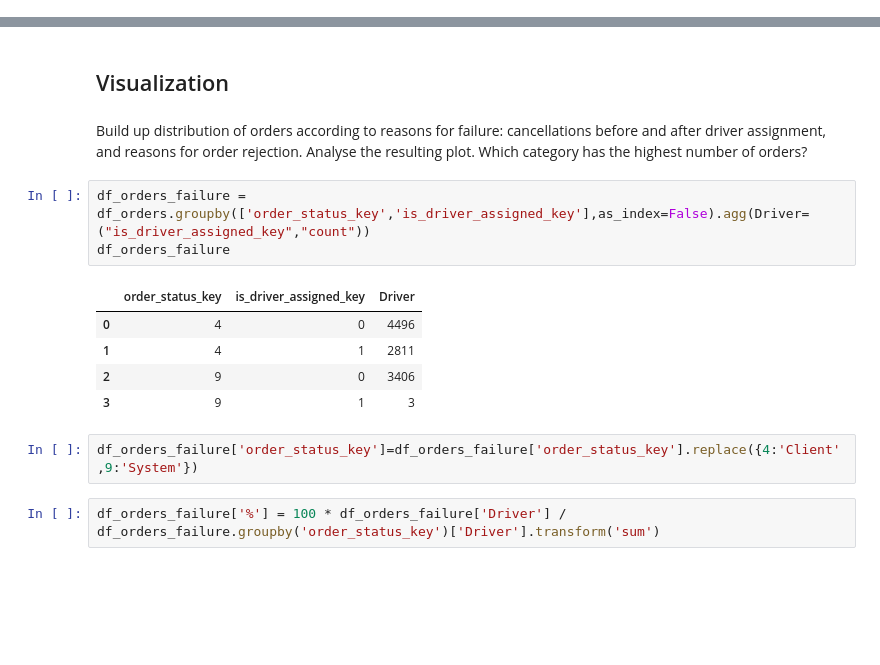
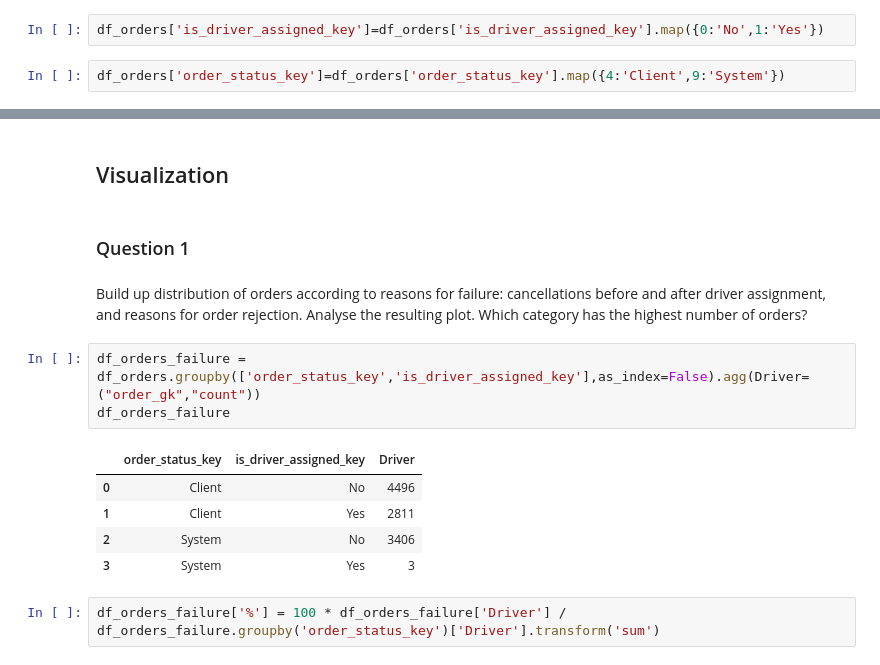
Before and after one commit to monicasainer/insights_failed_orders, a Jupyter notebook: notebooks/notebook.ipynb, the cells around one changed output, grey strips where cells are left out. Cells and saved outputs as stored; diff of their text form; blank space fills up the shorter version.

```diff
--- a/notebooks/notebook.ipynb
+++ b/notebooks/notebook.ipynb
@@ -150,5 +150,9 @@ df_orders.duplicated().value_counts() #No duplicates
 # %% [output]
 False    10716
 dtype: int64
+# %%
+df_orders['is_driver_assigned_key']=df_orders['is_driver_assigned_key'].map({0:'No',1:'Yes'})
+# %%
+df_orders['order_status_key']=df_orders['order_status_key'].map({4:'Client',9:'System'})
 # %% [markdown]
 ### Variable study
@@ -260,19 +236,19 @@ Name: is_driver_assigned_key, dtype: float64
 **Comment**: Only 26% of the cancelled orders had a driver assigned.
 # %% [markdown]
 ## Visualization
+# %% [markdown]
+### Question 1
 # %% [markdown]
 Build up distribution of orders according to reasons for failure: cancellations before and after driver assignment, and reasons for order rejection. Analyse the resulting plot. Which category has the highest number of orders?
 # %%
-df_orders_failure = df_orders.groupby(['order_status_key','is_driver_assigned_key'],as_index=False).agg(Driver= ("is_driver_assigned_key","count"))
+df_orders_failure = df_orders.groupby(['order_status_key','is_driver_assigned_key'],as_index=False).agg(Driver= ("order_gk","count"))
 df_orders_failure
 # %% [output]
 |  | order_status_key | is_driver_assigned_key | Driver |
-| 0 | 4 | 0 | 4496 |
-| 1 | 4 | 1 | 2811 |
-| 2 | 9 | 0 | 3406 |
-| 3 | 9 | 1 | 3 |
+| 0 | Client | No | 4496 |
+| 1 | Client | Yes | 2811 |
+| 2 | System | No | 3406 |
+| 3 | System | Yes | 3 |
-# %%
-df_orders_failure['order_status_key']=df_orders_failure['order_status_key'].replace({4:'Client',9:'System'})
 # %%
 df_orders_failure['%'] = 100 * df_orders_failure['Driver'] / df_orders_failure.groupby('order_status_key')['Driver'].transform('sum')
 # %%
```
Also changed, not shown: parts of 59 cells of this notebook.
